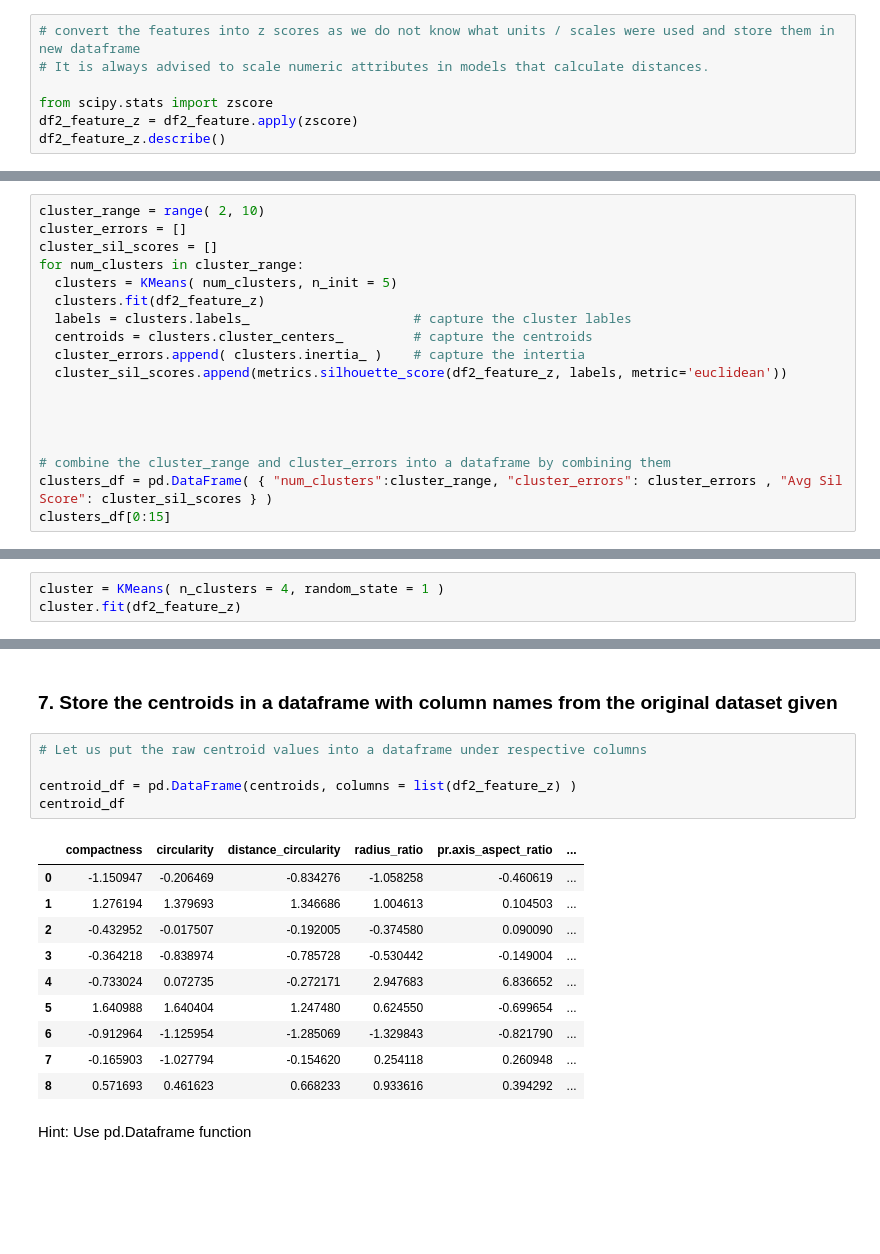
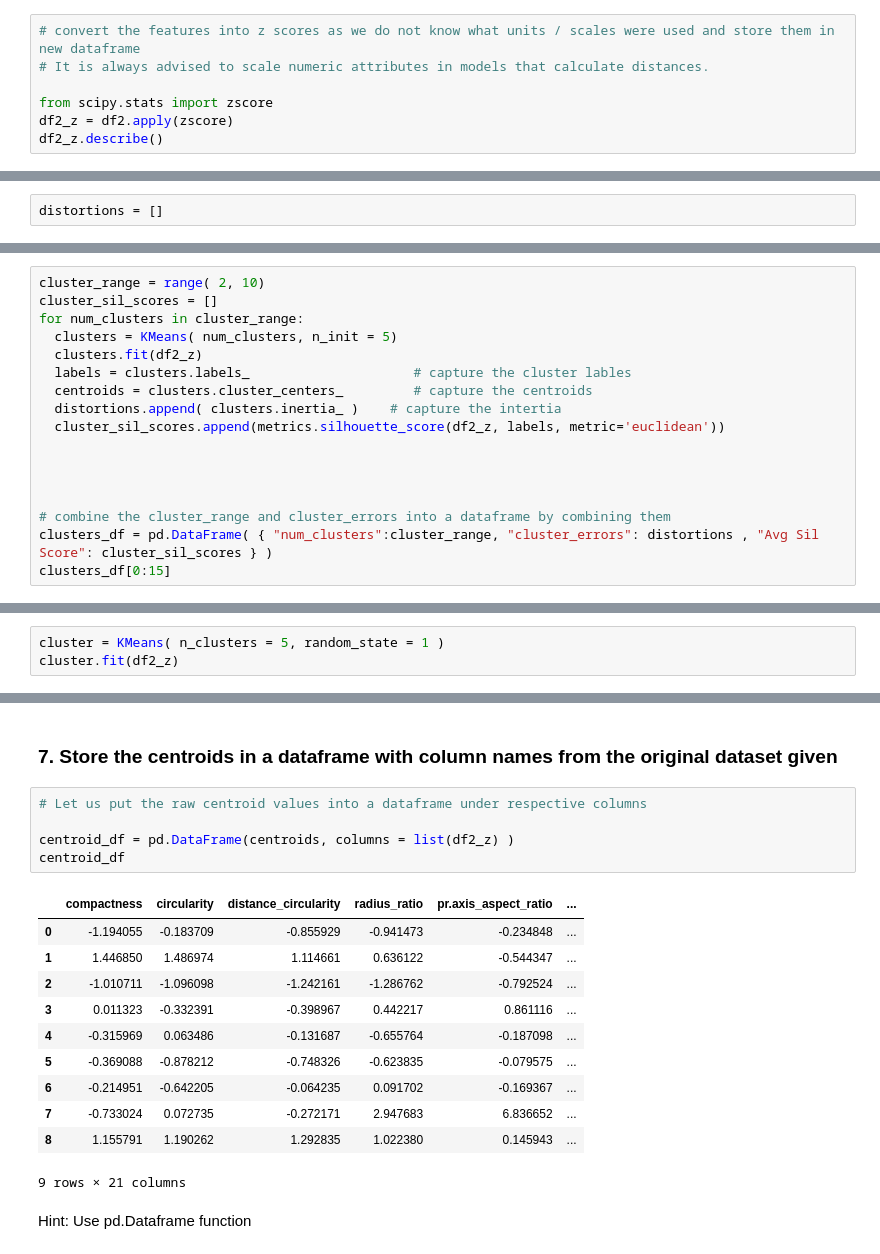
Before and after one commit to mahesh-ched/bangalore-november-2018-batch-ashu10001, a Jupyter notebook: R4_InternalLab/R4_Internal_Lab_Clustering.ipynb, the cells around one changed output, grey strips where cells are left out. Cells and saved outputs as stored; diff of their text form; blank space fills up the shorter version.

```diff
--- a/R4_InternalLab/R4_Internal_Lab_Clustering.ipynb
+++ b/R4_InternalLab/R4_Internal_Lab_Clustering.ipynb
@@ -188,8 +226,8 @@ You can use zscore function to do this
 # It is always advised to scale numeric attributes in models that calculate distances.
 
 from scipy.stats import zscore
-df2_feature_z = df2_feature.apply(zscore)
-df2_feature_z.describe()
+df2_z = df2.apply(zscore)
+df2_z.describe()
 # %% [output]
 |  | compactness | circularity | distance_circularity | radius_ratio | pr.axis_aspect_ratio | ... |
 | count | 8.130000e+02 | 8.130000e+02 | 8.130000e+02 | 8.130000e+02 | 8.130000e+02 | ... |
@@ -209,6 +248,8 @@ sns.pairplot(df2,diag_kind='kde')
 ### K - Means Clustering
 # %% [markdown]
 ### 4. Assign a dummy array called distortion
+# %%
+distortions = []
 # %% [markdown]
 You can later use this array to plot the elbow plot
 # %% [markdown]
@@ -218,21 +259,20 @@ Iterating values of k from 1 to 10 fit K means model
 Using c distance - Get the measure for Sum of squares error.
 # %%
 cluster_range = range( 2, 10)
-cluster_errors = []
 cluster_sil_scores = []
 for num_clusters in cluster_range:
   clusters = KMeans( num_clusters, n_init = 5)
-  clusters.fit(df2_feature_z)
+  clusters.fit(df2_z)
   labels = clusters.labels_                     # capture the cluster lables
   centroids = clusters.cluster_centers_         # capture the centroids
-  cluster_errors.append( clusters.inertia_ )    # capture the intertia
-  cluster_sil_scores.append(metrics.silhouette_score(df2_feature_z, labels, metric='euclidean'))
+  distortions.append( clusters.inertia_ )    # capture the intertia
+  cluster_sil_scores.append(metrics.silhouette_score(df2_z, labels, metric='euclidean'))
 
 
 
 
 # combine the cluster_range and cluster_errors into a dataframe by combining them
-clusters_df = pd.DataFrame( { "num_clusters":cluster_range, "cluster_errors": cluster_errors , "Avg Sil Score": cluster_sil_scores } )
+clusters_df = pd.DataFrame( { "num_clusters":cluster_range, "cluster_errors": distortions , "Avg Sil Score": cluster_sil_scores } )
 clusters_df[0:15]
 # %% [output]
 |  | num_clusters | cluster_errors | Avg Sil Score |
@@ -264,7 +304,7 @@ the optimal value of k is 4 as that is where the elbow plot turns
 ### Using optimal value of K - Cluster the data.
 Note: Since the data has more than 2 dimension we cannot visualize the data. As an alternative, we can observe the centroids and note how they are distributed across different dimensions
 # %%
-cluster = KMeans( n_clusters = 4, random_state = 1 )
-cluster.fit(df2_feature_z)
+cluster = KMeans( n_clusters = 5, random_state = 1 )
+cluster.fit(df2_z)
 # %% [output]
 KMeans(algorithm='auto', copy_x=True, init='k-means++', max_iter=300,
@@ -297,19 +337,20 @@ array([[-2.13500277e-01, -5.67572972e-01, -2.95628226e-01,
 # %%
 # Let us put the raw centroid values into a dataframe under respective columns
 
-centroid_df = pd.DataFrame(centroids, columns = list(df2_feature_z) )
+centroid_df = pd.DataFrame(centroids, columns = list(df2_z) )
 centroid_df
 # %% [output]
 |  | compactness | circularity | distance_circularity | radius_ratio | pr.axis_aspect_ratio | ... |
-| 0 | -1.150947 | -0.206469 | -0.834276 | -1.058258 | -0.460619 | ... |
-| 1 | 1.276194 | 1.379693 | 1.346686 | 1.004613 | 0.104503 | ... |
-| 2 | -0.432952 | -0.017507 | -0.192005 | -0.374580 | 0.090090 | ... |
-| 3 | -0.364218 | -0.838974 | -0.785728 | -0.530442 | -0.149004 | ... |
-| 4 | -0.733024 | 0.072735 | -0.272171 | 2.947683 | 6.836652 | ... |
-| 5 | 1.640988 | 1.640404 | 1.247480 | 0.624550 | -0.699654 | ... |
-| 6 | -0.912964 | -1.125954 | -1.285069 | -1.329843 | -0.821790 | ... |
-| 7 | -0.165903 | -1.027794 | -0.154620 | 0.254118 | 0.260948 | ... |
-| 8 | 0.571693 | 0.461623 | 0.668233 | 0.933616 | 0.394292 | ... |
+| 0 | -1.194055 | -0.183709 | -0.855929 | -0.941473 | -0.234848 | ... |
+| 1 | 1.446850 | 1.486974 | 1.114661 | 0.636122 | -0.544347 | ... |
+| 2 | -1.010711 | -1.096098 | -1.242161 | -1.286762 | -0.792524 | ... |
+| 3 | 0.011323 | -0.332391 | -0.398967 | 0.442217 | 0.861116 | ... |
+| 4 | -0.315969 | 0.063486 | -0.131687 | -0.655764 | -0.187098 | ... |
+| 5 | -0.369088 | -0.878212 | -0.748326 | -0.623835 | -0.079575 | ... |
+| 6 | -0.214951 | -0.642205 | -0.064235 | 0.091702 | -0.169367 | ... |
+| 7 | -0.733024 | 0.072735 | -0.272171 | 2.947683 | 6.836652 | ... |
+| 8 | 1.155791 | 1.190262 | 1.292835 | 1.022380 | 0.145943 | ... |
+9 rows × 21 columns
 # %% [markdown]
 Hint: Use pd.Dataframe function
 # %% [markdown]
```
Also changed, not shown: parts of 28 cells of this notebook.
